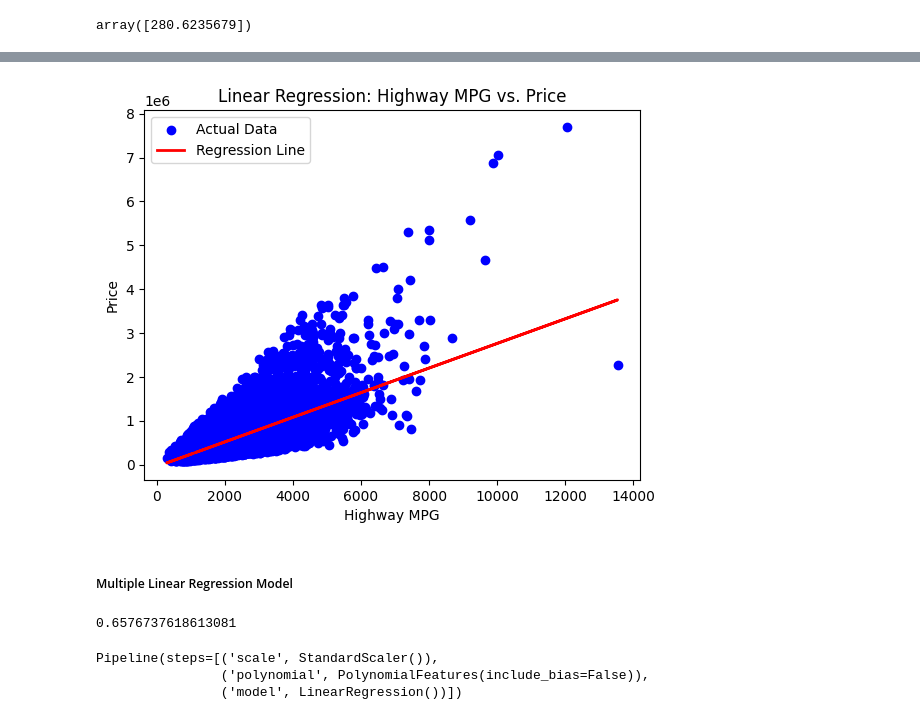
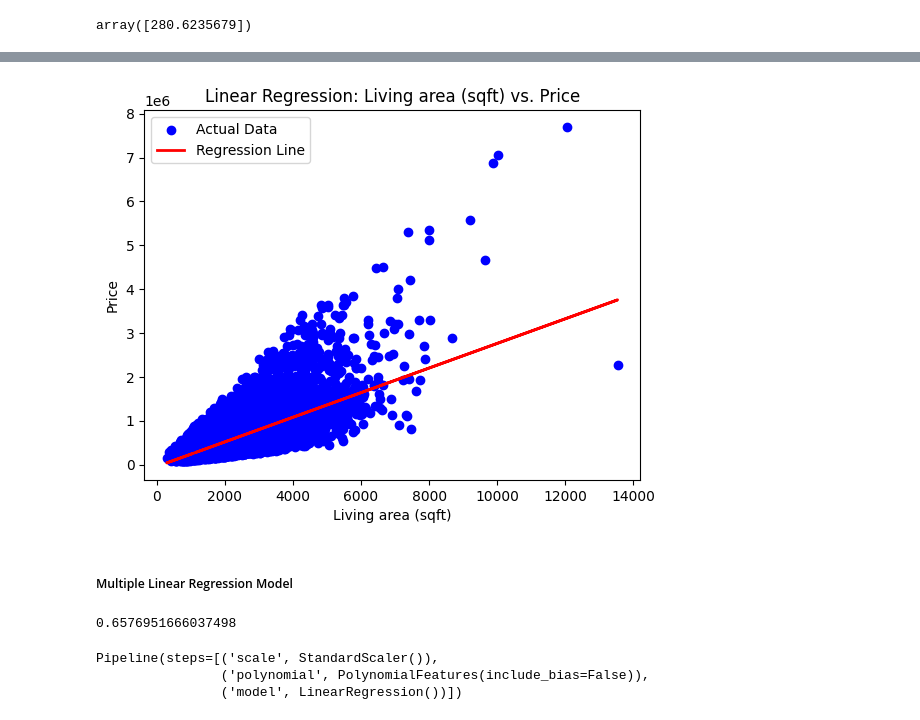
Before and after one commit to bedoo96/Machine-Learning, a Jupyter notebook: Hand_On_ML/HousePrediction/HousePrediction.ipynb, the cells around one changed output, grey strips where cells are left out. Drawn from its saved outputs; the diff is of its cells as text; code cells hidden in the pictures.

```diff
--- a/Hand_On_ML/HousePrediction/HousePrediction.ipynb
+++ b/Hand_On_ML/HousePrediction/HousePrediction.ipynb
@@ -211,6 +218,7 @@ print("number of NaN values for the column bathrooms :", df['bathrooms'].isnull(
 number of NaN values for the column bedrooms : 13
 number of NaN values for the column bathrooms : 10
 # %%
-# Let's replace the missing values of the column 'bedrooms' with the mean of the colum
+# Let's replace the missing values of the column 'bedrooms' with the mean of the column.
+# Assigning the result back (df[col] = ...) avoids the pandas chained-assignment FutureWarning.
 mean = df['bedrooms'].mean()
-df['bedrooms'].replace(np.nan, mean, inplace= True)
+df['bedrooms'] = df['bedrooms'].fillna(mean)
@@ -224,3 +225,3 @@ For example, when doing 'df[col].method(value, inplace=True)', try using 'df.met
 # %%
 mean = df['bathrooms'].mean()
-df['bathrooms'].replace(np.nan, mean, inplace = True)
+df['bathrooms'] = df['bathrooms'].fillna(mean)
@@ -307,0 +428,26 @@ Name: price, dtype: float64
+# %%
+# --- Feature engineering: build a few interpretable new features ---
+# Data spans 2014-2015, so we anchor "age" at 2015.
+df['house_age']      = 2015 - df['yr_built']
+df['was_renovated']  = (df['yr_renovated'] > 0).astype(int)   # 1 = renovated at least once
+df['has_basement']   = (df['sqft_basement'] > 0).astype(int)  # 1 = has a basement
+df['price_per_sqft'] = df['price'] / df['sqft_living']         # normalises price by size
+
+print(df[['house_age', 'was_renovated', 'has_basement', 'price_per_sqft']].describe())
+
+fig, axes = plt.subplots(1, 2, figsize=(14, 5))
+
+# Does an older house sell for less? (regression line through the cloud)
+sns.regplot(x='house_age', y='price', data=df, ax=axes[0],
+            scatter_kws={'alpha': 0.15, 's': 8}, line_kws={'color': 'red'})
+axes[0].set_title('Price vs House Age')
+axes[0].set_xlabel('House age (years)')
+
+# Do renovated houses command a premium?
+sns.boxplot(x='was_renovated', y='price', data=df, hue='was_renovated',
+            palette='Set2', legend=False, ax=axes[1])
+axes[1].set_title('Price: Not Renovated (0) vs Renovated (1)')
+axes[1].set_xlabel('Was renovated')
+
+plt.tight_layout()
+plt.show()
@@ -345,20 +583,20 @@ array([280.6235679])
 # %%
 # Scatter plot of data points
 plt.scatter(A, B, color='blue', label='Actual Data')
 
 # Plot the regression line
 plt.plot(A, lm1.predict(A), color='red', linewidth=2, label='Regression Line')
 
 # Add labels and a title
-plt.xlabel('Highway MPG')
+plt.xlabel('Living area (sqft)')
 plt.ylabel('Price')
-plt.title('Linear Regression: Highway MPG vs. Price')
+plt.title('Linear Regression: Living area (sqft) vs. Price')
 plt.legend()
 
 # Show the plot
 plt.show()
 # %% [output]
-[figure, old version]
+[figure, new version]
 # %% [markdown]
 <h5>Multiple Linear Regression Model</h5>
 # %%
@@ -370,7 +608,7 @@ model = lm2.fit(features, B)
 R_2 = model.score(features, B)
 R_2
 # %% [output]
-0.6576737618613081
+0.6576951666037498
 # %%
 Input=[('scale',StandardScaler()),('polynomial', PolynomialFeatures(include_bias=False)),('model',LinearRegression())]
 # %%
```
Also changed, not shown: parts of 47 cells of this notebook, 2 other files.
